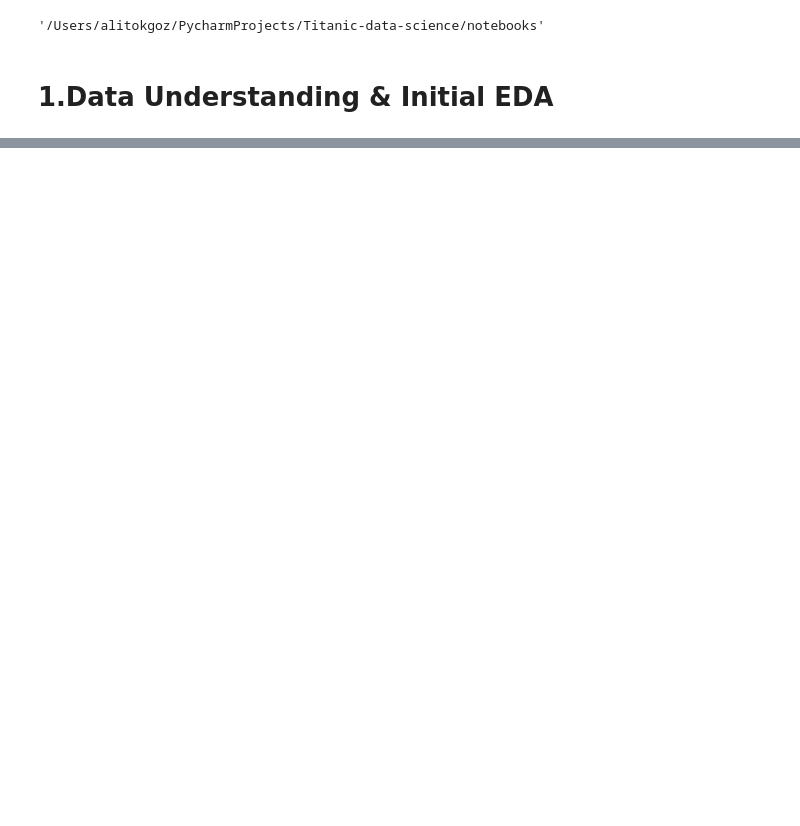
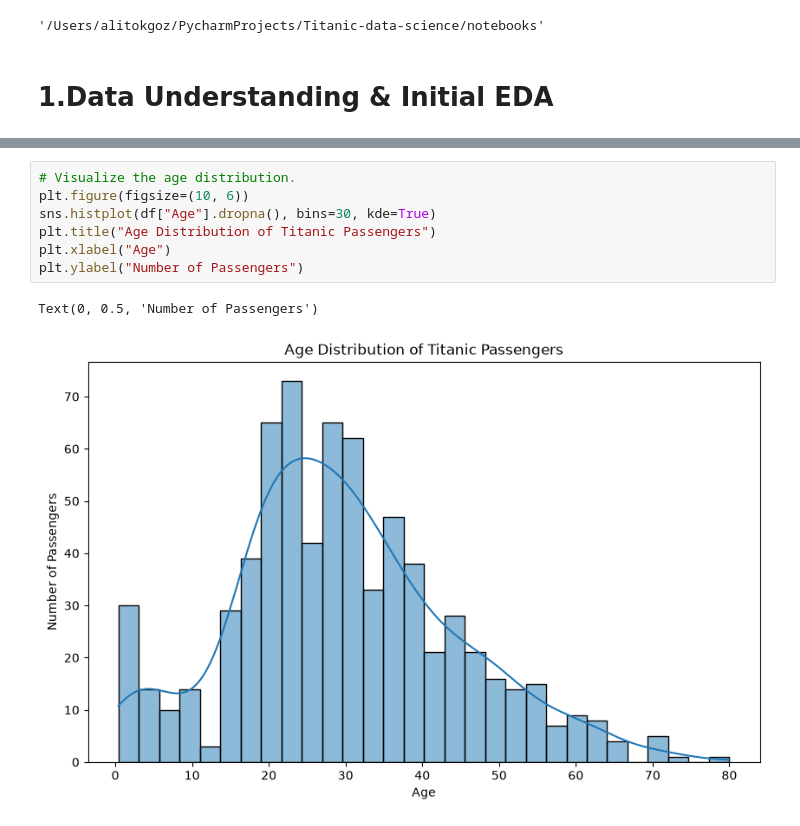
Before and after one commit to alitokgoz7/Titanic-data-science, a Jupyter notebook: notebooks/titanic_analysis.ipynb, the cells around one changed output, grey strips where cells are left out. Saved outputs shown, nothing was run; the diff lists cells and outputs as text; blank space fills up the shorter version.

```diff
--- a/notebooks/titanic_analysis.ipynb
+++ b/notebooks/titanic_analysis.ipynb
@@ -125,0 +205,10 @@ Name: Survived, dtype: float64
+# %%
+# Visualize the age distribution.
+plt.figure(figsize=(10, 6))
+sns.histplot(df["Age"].dropna(), bins=30, kde=True)
+plt.title("Age Distribution of Titanic Passengers")
+plt.xlabel("Age")
+plt.ylabel("Number of Passengers")
+# %% [output]
+Text(0, 0.5, 'Number of Passengers')
+[figure, added]
```
Also changed, not shown: parts of 30 cells of this notebook, 1 other file.
